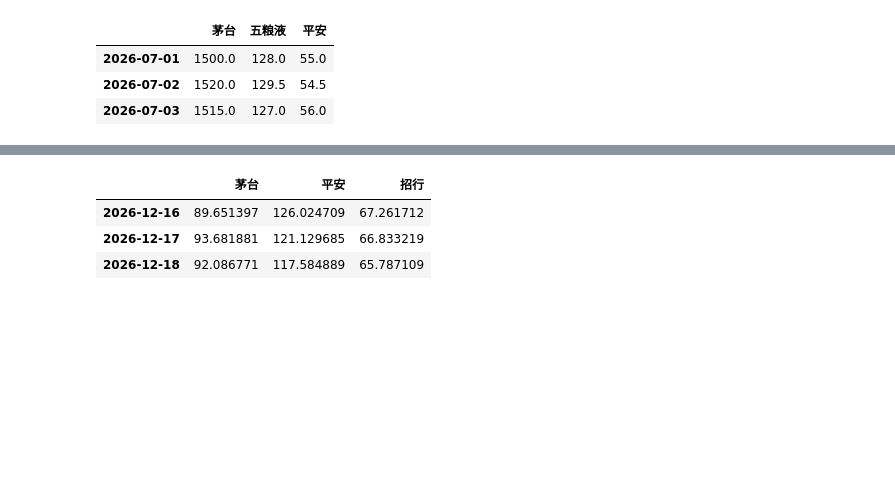
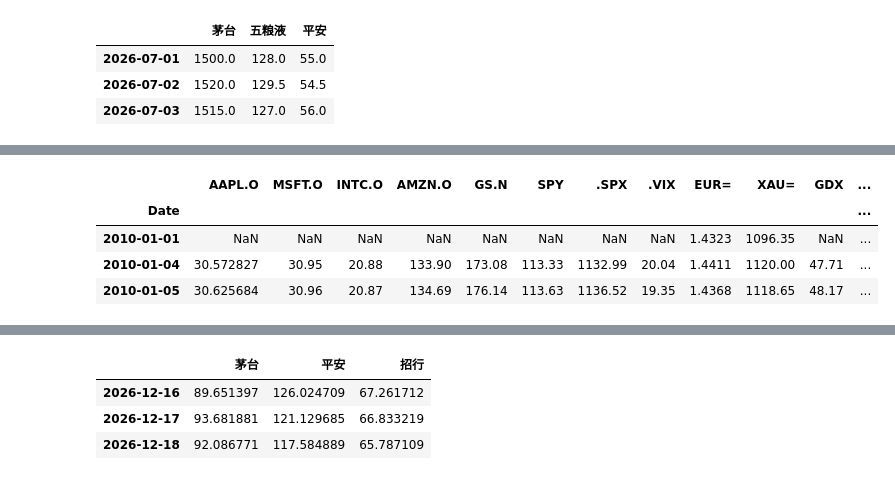
Before and after one commit to aiqfin/python-for-finance, a Jupyter notebook: Chapter4 - pandas数据分析/notebooks/04_pandas.ipynb, the cells around one changed output, grey strips where cells are left out. Cells and saved outputs as stored; diff of their text form; code cells hidden in the pictures; blank space fills up the shorter version.

Commit message:
完善第四章 pandas 课件并精简合并配套 Notebook

```diff
--- a/Chapter4 - pandas数据分析/notebooks/04_pandas.ipynb
+++ b/Chapter4 - pandas数据分析/notebooks/04_pandas.ipynb
@@ -22,5 +13,9 @@
 # %%
 from pathlib import Path
+from io import StringIO
+import numpy as np
+import pandas as pd
+from IPython.display import display
 
 cwd = Path.cwd()
 if cwd.name == "notebooks":
@@ -29,7 +24,9 @@ elif cwd.name == "Chapter4 - pandas数据分析":
     CHAPTER = cwd
 else:
     CHAPTER = cwd / "Chapter4 - pandas数据分析"
-assert CHAPTER.is_dir(), "请从本章notebooks目录、本章目录或课程根目录运行"
 DATA = CHAPTER / "data"
 OUTPUTS = CHAPTER / "outputs"
-OUTPUTS.mkdir(parents=True, exist_ok=True)
+OUTPUTS.mkdir(exist_ok=True)
+pd.set_option("display.max_rows", 20)
+pd.set_option("display.unicode.east_asian_width", True)
+print("pandas", pd.__version__)
@@ -490,0 +792,9 @@ df2
+# %%
+pd.set_option("display.unicode.east_asian_width", True)
+ts_prices = prices_wide.copy()
+display(ts_prices)
+
+display(pd.to_datetime(["2026-07-03", "2026-07-06"]))
+bdays = pd.date_range("2026-07-01", periods=6, freq="B")
+display(bdays.strftime("%Y-%m-%d").tolist())
+display(ts_prices.loc["2026-07-02":"2026-07-03"])
@@ -490,0 +959,5 @@ df2
+# %%
+eod = pd.read_csv(DATA / "eod_data.csv", index_col=0, parse_dates=True)
+print(eod.shape, eod.index.min(), eod.index.max())
+display(eod.head(3))
+# %% [output]
@@ -490,0 +965,5 @@ df2
+|  | AAPL.O | MSFT.O | INTC.O | AMZN.O | GS.N | SPY | .SPX | .VIX | EUR= | XAU= | GDX | ... |
+| Date |  |  |  |  |  |  |  |  |  |  |  | ... |
+| 2010-01-01 | NaN | NaN | NaN | NaN | NaN | NaN | NaN | NaN | 1.4323 | 1096.35 | NaN | ... |
+| 2010-01-04 | 30.572827 | 30.95 | 20.88 | 133.90 | 173.08 | 113.33 | 1132.99 | 20.04 | 1.4411 | 1120.00 | 47.71 | ... |
+| 2010-01-05 | 30.625684 | 30.96 | 20.87 | 134.69 | 176.14 | 113.63 | 1136.52 | 19.35 | 1.4368 | 1118.65 | 48.17 | ... |
```
Also changed, not shown: parts of 161 cells of this notebook, 6 other files.
